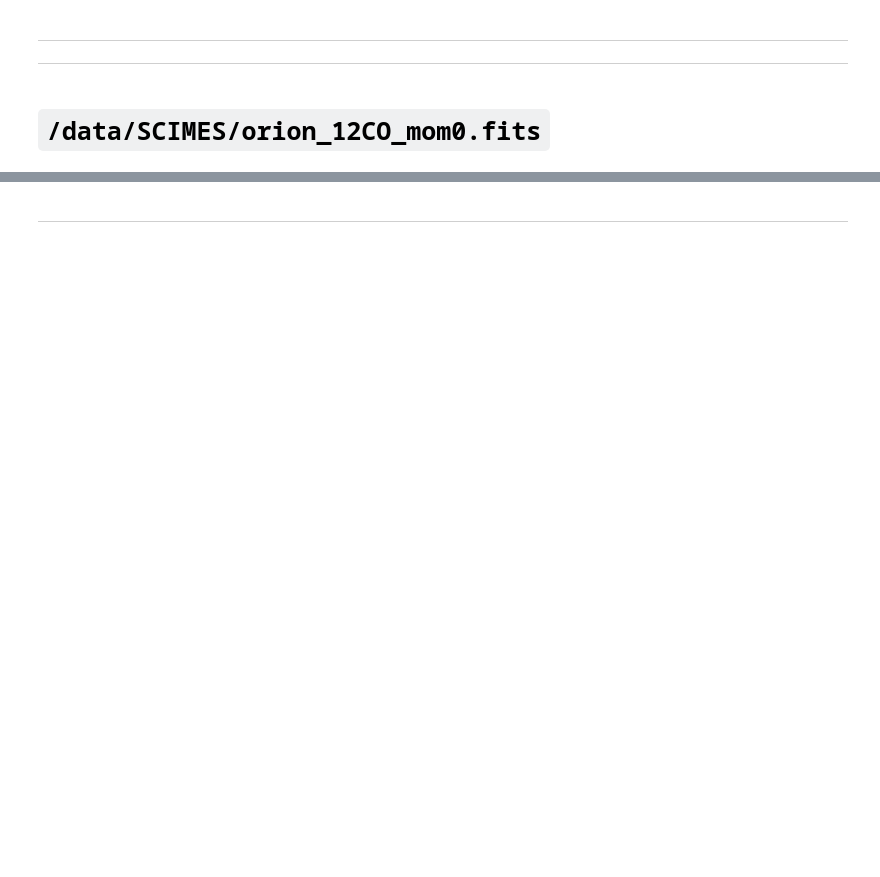
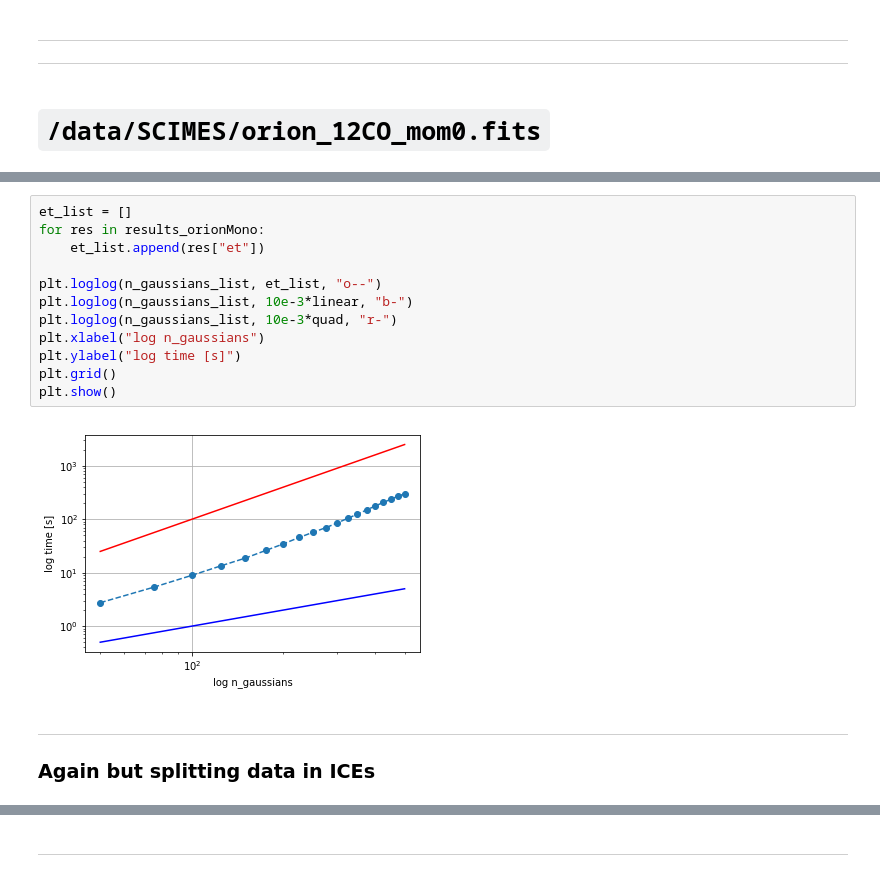
Before and after one commit to mavillan/HDMClouds, a Jupyter notebook: notebooks/exp-n_gaussians.ipynb, the cells around one changed output, grey strips where cells are left out. Cells and saved outputs as stored; diff of their text form; blank space fills up the shorter version.

```diff
--- a/notebooks/exp-n_gaussians.ipynb
+++ b/notebooks/exp-n_gaussians.ipynb
@@ -277,0 +283,17 @@ todo:
+# %%
+et_list = []
+for res in results_orionMono:
+    et_list.append(res["et"])
+
+plt.loglog(n_gaussians_list, et_list, "o--")
+plt.loglog(n_gaussians_list, 10e-3*linear, "b-")
+plt.loglog(n_gaussians_list, 10e-3*quad, "r-")
+plt.xlabel("log n_gaussians")
+plt.ylabel("log time [s]")
+plt.grid()
+plt.show()
+# %% [output]
+[figure, added]
+# %% [markdown]
+***
+### Again but splitting data in ICEs
```
Also changed, not shown: parts of 28 cells of this notebook.
